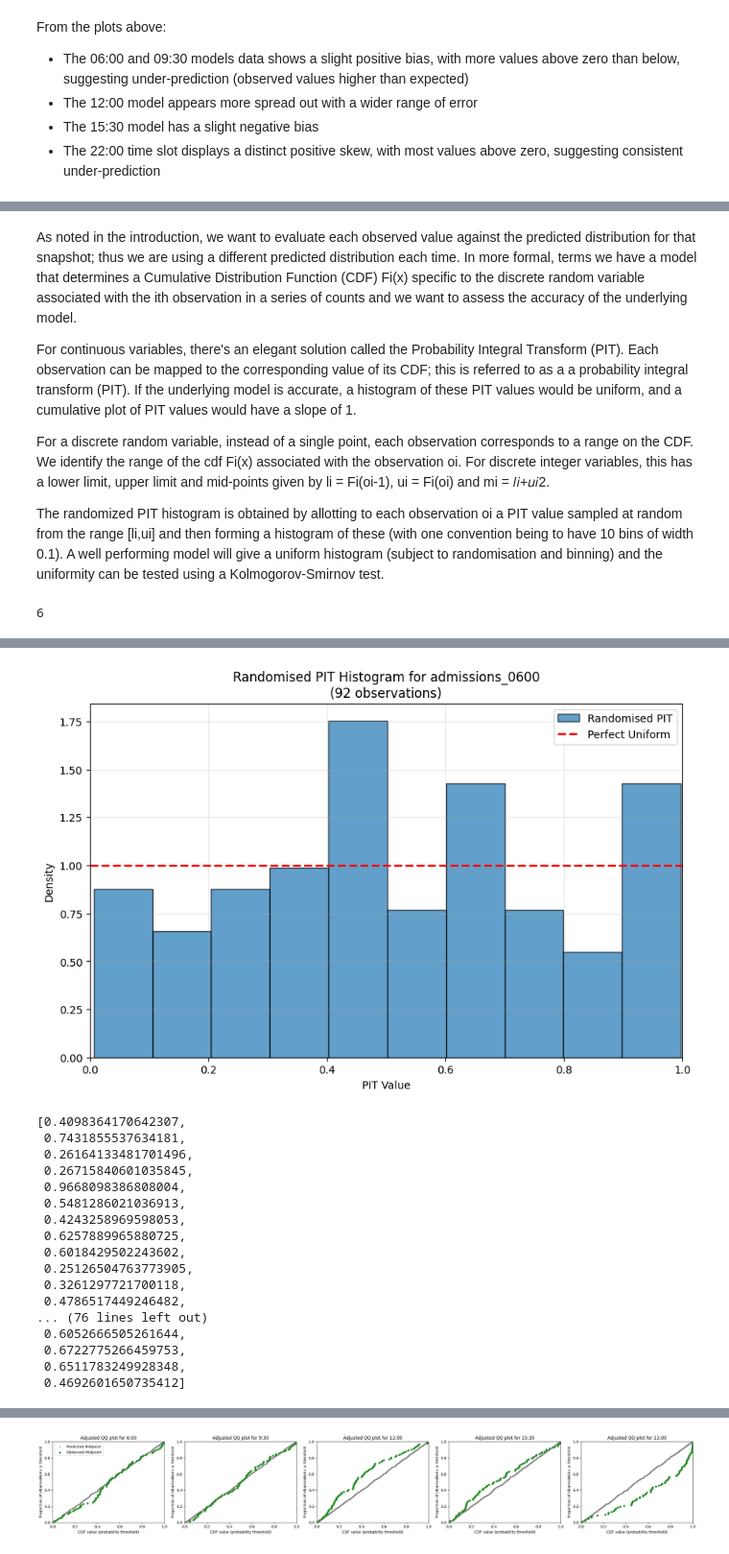
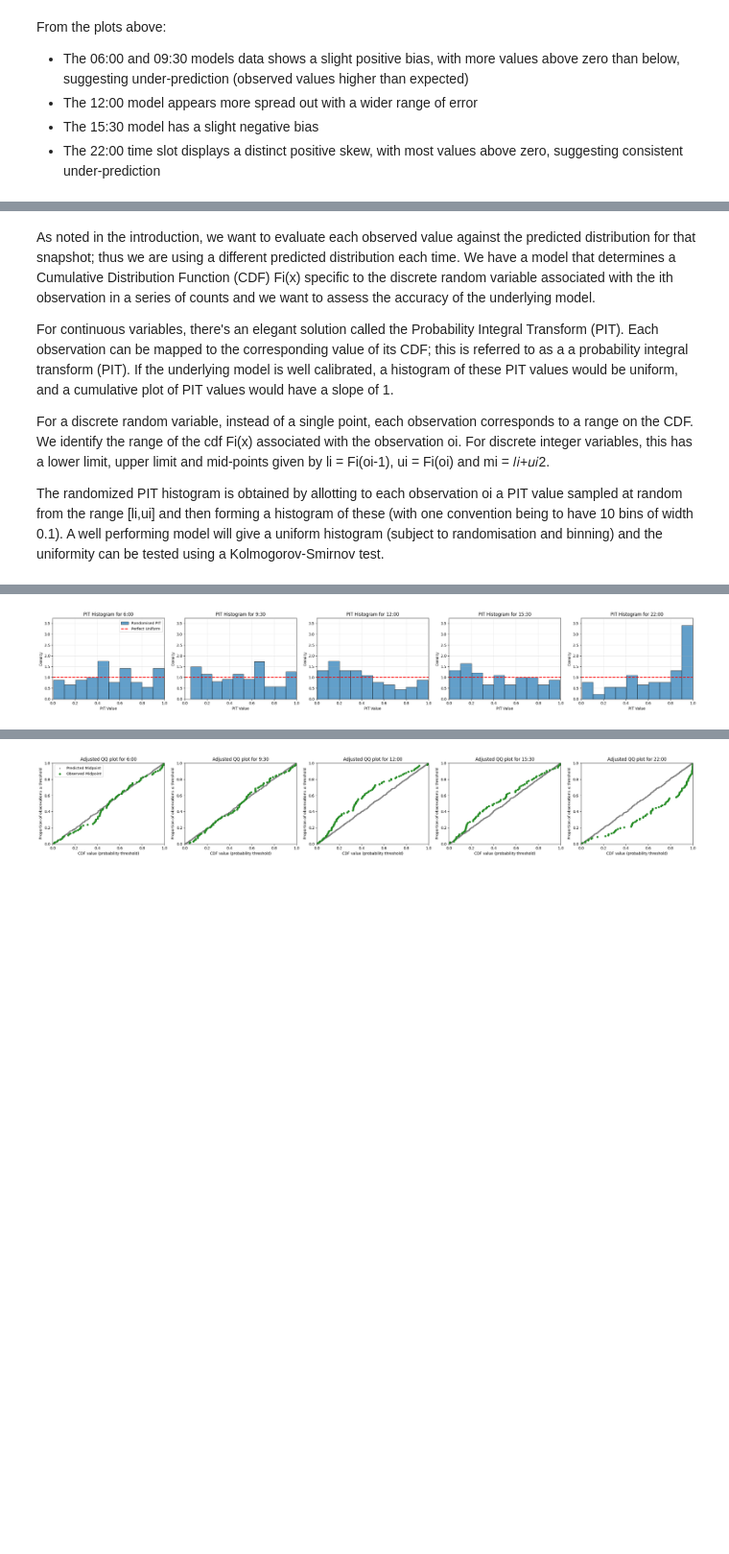
Before and after one commit to UCL-CORU/patientflow, a Jupyter notebook: notebooks/3b_Evaluate_group_snapshots.ipynb, the cells around one changed output, grey strips where cells are left out. Shown at 96% size. Cells and saved outputs as stored; diff of their text form; code cells hidden in the pictures; blank space fills up the shorter version.

Commit message:
edit text re PIT histogram

```diff
--- a/notebooks/3b_Evaluate_group_snapshots.ipynb
+++ b/notebooks/3b_Evaluate_group_snapshots.ipynb
@@ -259,19 +266,14 @@ From the plots above:
 # %% [markdown]
-As noted in the introduction, we want to evaluate  each observed value against the predicted distribution for that snapshot; thus we are using a different predicted distribution each time. In more formal, terms we have a model that determines a Cumulative Distribution Function (CDF) Fi(x) specific to the discrete random variable associated with the ith observation in a series of counts and we want to assess the accuracy of the underlying model.
+As noted in the introduction, we want to evaluate  each observed value against the predicted distribution for that snapshot; thus we are using a different predicted distribution each time. We have a model that determines a Cumulative Distribution Function (CDF) Fi(x) specific to the discrete random variable associated with the ith observation in a series of counts and we want to assess the accuracy of the underlying model.
 
-For continuous variables, there's an elegant solution called the Probability Integral Transform (PIT). Each observation can be mapped to the corresponding value of its CDF; this is referred to as a a probability integral transform (PIT). If the underlying model is accurate, a histogram of these PIT values would be uniform, and a cumulative plot of PIT values would have a slope of 1.
+For continuous variables, there's an elegant solution called the Probability Integral Transform (PIT). Each observation can be mapped to the corresponding value of its CDF; this is referred to as a a probability integral transform (PIT). If the underlying model is well calibrated, a histogram of these PIT values would be uniform, and a cumulative plot of PIT values would have a slope of 1.
 
 For a discrete random variable, instead of a single point, each observation corresponds to a range on the CDF. We identify the range of the cdf Fi(x) associated with the observation oi. For discrete integer variables, this has a lower limit, upper limit and mid-points given by
 li = Fi(oi-1), ui = Fi(oi) and mi = 𝑙𝑖+𝑢𝑖2.
 
 The randomized PIT histogram is obtained by allotting to each observation oi a PIT value sampled at random from the range [li,ui] and then forming a histogram of these (with one convention being to have 10 bins of width 0.1). A well performing model will give a uniform histogram (subject to randomisation and binning) and the uniformity can be tested using a Kolmogorov-Smirnov test.
-# %%
-import datetime
-prob_dist_dict_all['admissions_0600'][datetime.date(2031, 10, 1)]['agg_observed']
-# %% [output]
-6
 # %%
-from patientflow.viz.randomised_pit_plot import randomised_pit_histogram
+from patientflow.viz.randomised_pit_plot import randomised_pit_plot
 
-randomised_pit_histogram(prob_dist_dict_all, 'admissions_0600', n_bins=10, seed=42)
+randomised_pit_plot(prediction_times, prob_dist_dict_all)
 # %% [output]
@@ -279,19 +280,2 @@ Successfully processed 92 observations
-[figure, old version]
+[figure, new version]
-[0.4098364170642307,
- 0.7431855537634181,
- 0.26164133481701496,
- 0.26715840601035845,
- 0.9668098386808004,
- 0.5481286021036913,
- 0.4243258969598053,
- 0.6257889965880725,
- 0.6018429502243602,
- 0.25126504763773905,
- 0.3261297721700118,
- 0.4786517449246482,
-... (76 lines left out)
- 0.6052666505261644,
- 0.6722775266459753,
- 0.6511783249928348,
- 0.4692601650735412]
 # %% [markdown]
```
Also changed, not shown: parts of 5 cells of this notebook, 1 other file.
